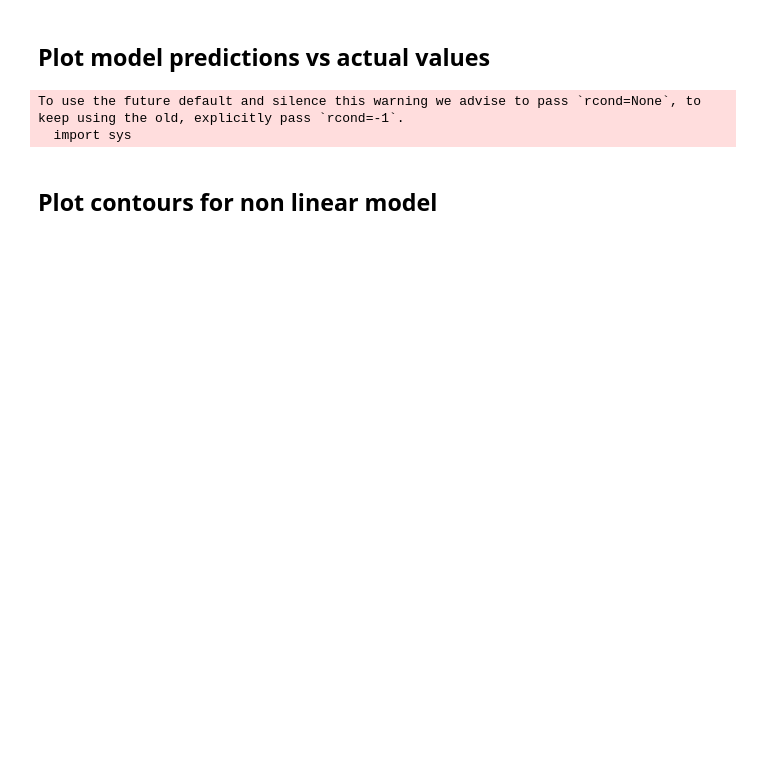
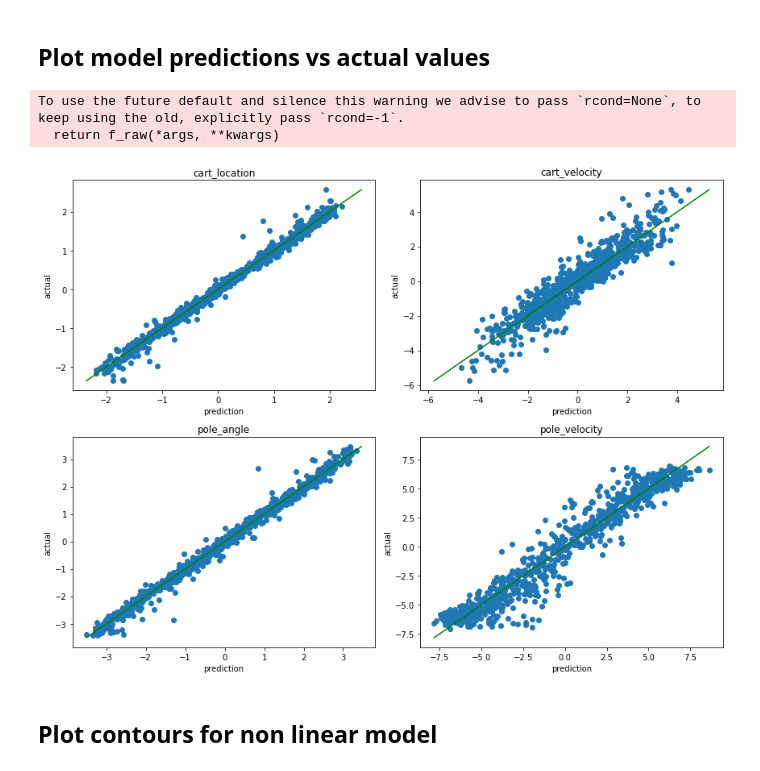
Before and after one commit to jordanesmith/SF3-Machine-Learning-Project, a Jupyter notebook: Task2.ipynb, the cells around one changed output. Cells and saved outputs as stored; diff of their text form; code cells hidden in the pictures; blank space fills up the shorter version.

```diff
--- a/Task2.ipynb
+++ b/Task2.ipynb
@@ -122,25 +67,27 @@ x,y = generate_data(n)
 x_train, y_train, x_test, y_test = x[:int(n*train_proportion)], y[:int(n*train_proportion)], x[int(n*train_proportion):], y[int(n*train_proportion):]
 sigma = np.std(x_train, axis=0)
 
-alpha, X_i_vals = train_alpha(x_train, y_train, no_RBC, sigma)
-# predictions = predict(x_test, alpha, X_i_vals, sigma)
+alpha, X_i_vals = train_alpha(x_train, y_train, no_RBC, sigma, n, train_proportion)
+predictions = predict(x_test, alpha, X_i_vals, sigma)
 # %% [output]
 To use the future default and silence this warning we advise to pass `rcond=None`, to keep using the old, explicitly pass `rcond=-1`.
-  import sys
+  return f_raw(*args, **kwargs)
 # %%
-# fig,axs = plt.subplots(2,2,figsize=(12,9))
-# for j in range(4):
-#     ul = max(max(predictions[:,j]), max(y_test[:,j]))
-#     ll = min(min(predictions[:,j]), min(y_test[:,j]))
-#     axs[int(round((j+1)/4,0)),j%2].scatter(predictions[:,j], y_test[:,j])
-#     axs[int(round((j+1)/4,0)),j%2].plot([ll,ul],[ll,ul], color='g')
-#     axs[int(round((j+1)/4,0)),j%2].set_title(index_to_variable[j])
-#     axs[int(round((j+1)/4,0)),j%2].set_xlabel('prediction')
-#     axs[int(round((j+1)/4,0)),j%2].set_ylabel('actual')
+fig,axs = plt.subplots(2,2,figsize=(12,9))
+for j in range(4):
+    ul = max(max(predictions[:,j]), max(y_test[:,j]))
+    ll = min(min(predictions[:,j]), min(y_test[:,j]))
+    axs[int(round((j+1)/4,0)),j%2].scatter(predictions[:,j], y_test[:,j])
+    axs[int(round((j+1)/4,0)),j%2].plot([ll,ul],[ll,ul], color='g')
+    axs[int(round((j+1)/4,0)),j%2].set_title(index_to_variable[j])
+    axs[int(round((j+1)/4,0)),j%2].set_xlabel('prediction')
+    axs[int(round((j+1)/4,0)),j%2].set_ylabel('actual')
 
-#     fig.tight_layout()
+    fig.tight_layout()
 
-# # plt.savefig(plot_path + 'prediction_accuracy_with_action')
+# plt.savefig(plot_path + 'prediction_accuracy_with_action')
+# %% [output]
+[figure, added]
 # %% [markdown]
 ## Plot contours for non linear model
 # %%
```
Also changed, not shown: parts of 22 cells of this notebook, 1 other file.
